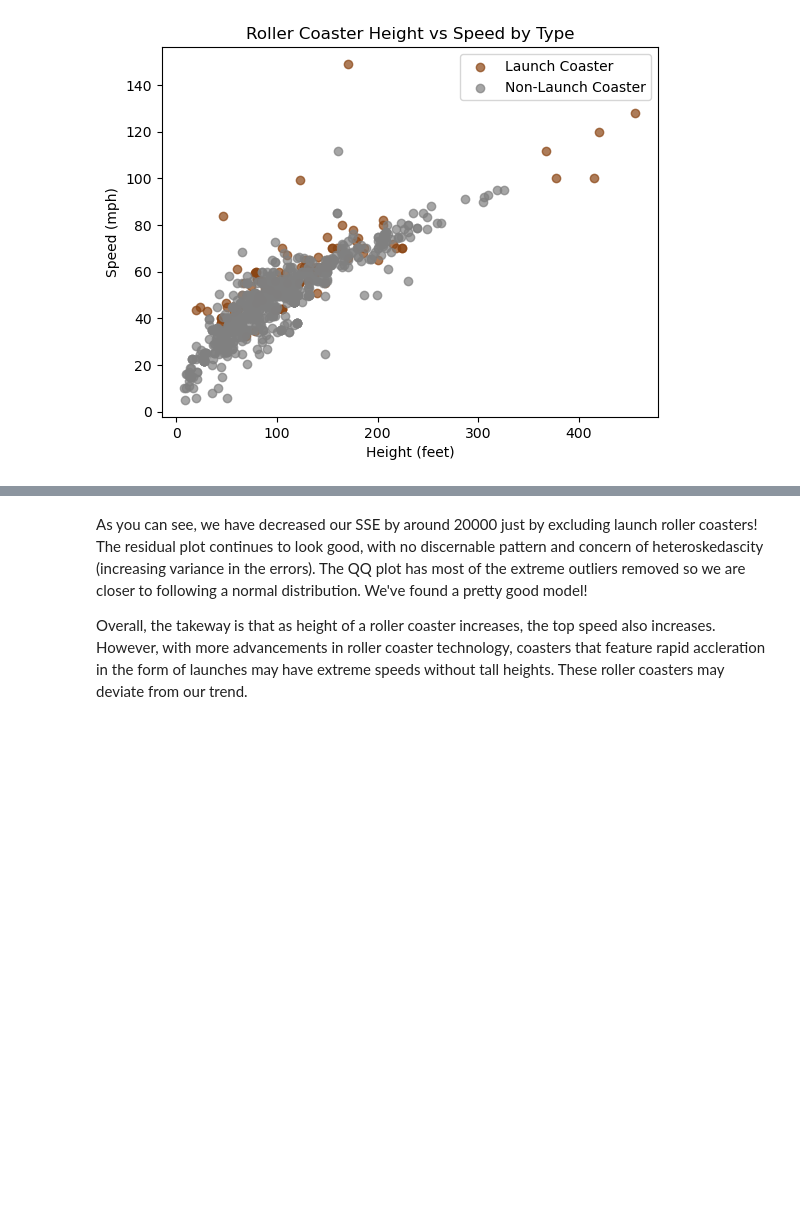
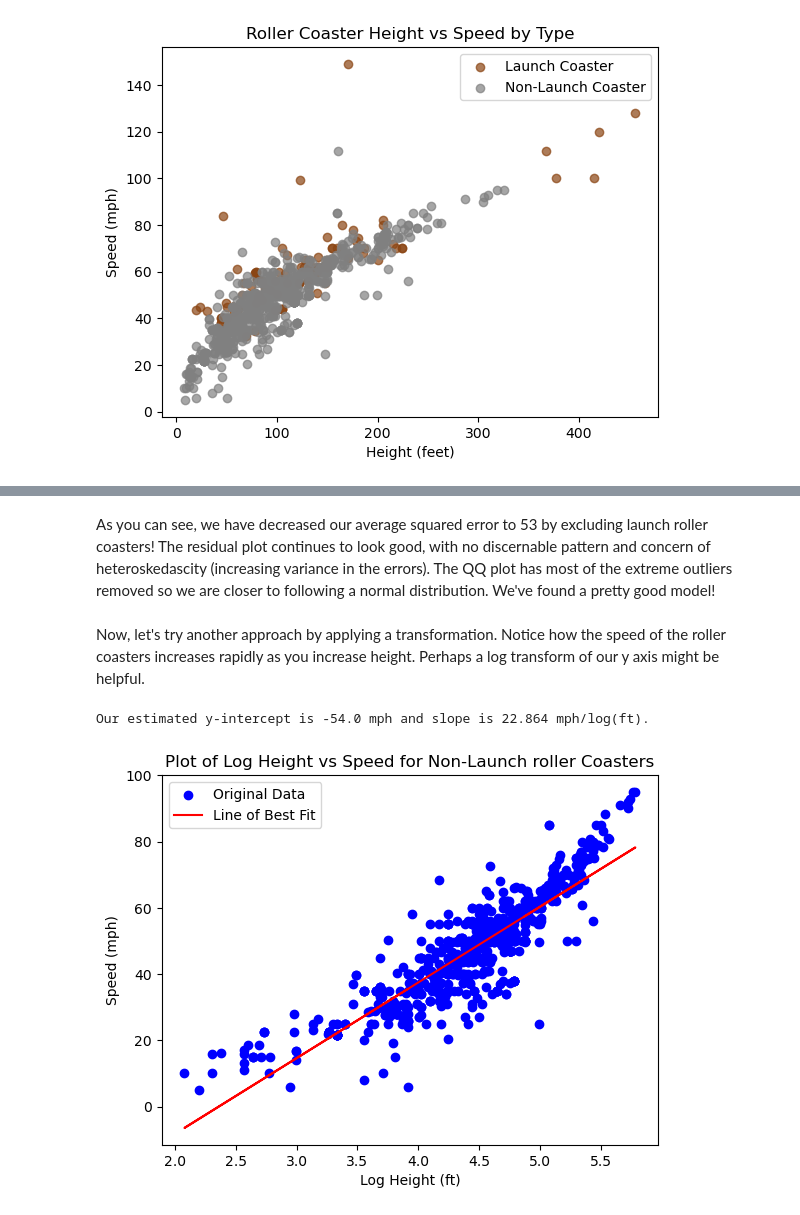
Before and after one commit to legendschwab/cmor438individual, a Jupyter notebook: Supervised Machine Learning/2. Linear Regression/LinearRegressionCMOR438.ipynb, the cells around one changed output, grey strips where cells are left out. Saved outputs shown, nothing was run; the diff lists cells and outputs as text; code cells hidden in the pictures; blank space fills up the shorter version.

Commit message:
linear

```diff
--- a/Supervised Machine Learning/2. Linear Regression/LinearRegressionCMOR438.ipynb
+++ b/Supervised Machine Learning/2. Linear Regression/LinearRegressionCMOR438.ipynb
@@ -241,4 +250,30 @@ plt.show()
 # %% [markdown]
-As you can see, we have decreased our SSE by around 20000 just by excluding launch roller coasters! The residual plot continues to look good, with no discernable pattern and concern of heteroskedascity (increasing variance in the errors). The QQ plot has most of the extreme outliers removed so we are closer to following a normal distribution. We've found a pretty good model!
-
-Overall, the takeway is that as height of a roller coaster increases, the top speed also increases. However, with more advancements in roller coaster technology, coasters that feature rapid accleration in the form of launches may have extreme speeds without tall heights. These roller coasters may deviate from our trend.
+As you can see, we have decreased our average squared error to 53 by excluding launch roller coasters! The residual plot continues to look good, with no discernable pattern and concern of heteroskedascity (increasing variance in the errors). The QQ plot has most of the extreme outliers removed so we are closer to following a normal distribution. We've found a pretty good model!
+# %% [markdown]
+Now, let's try another approach by applying a transformation. Notice how the speed of the roller coasters increases rapidly as you increase height. Perhaps a log transform of our y axis might be helpful.
+# %%
+# Log-transform the height variable
+log_height = np.log(non_launch_coasters['height_ft'])
+
+# Refit the linear model using the log-transformed height
+non_launch_estimates_log = ols_estimate(log_height, non_launch_coasters['speed_mph'])
+
+# Print the new model coefficients
+print(f"Our estimated y-intercept is {round(non_launch_estimates_log[0], 3)} mph and slope is {round(non_launch_estimates_log[1], 3)} mph/log(ft).")
+
+# Get the fitted values from the log-transformed model
+non_launch_fitted_log = fitted(log_height, non_launch_coasters['speed_mph'])
+
+# Plotting scatter plot
+plt.scatter(log_height, non_launch_coasters['speed_mph'], color = 'blue', label = 'Original Data')
+
+plt.plot(log_height, non_launch_fitted_log, color = 'red',label='Line of Best Fit')
+
+plt.xlabel('Log Height (ft)')
+plt.ylabel('Speed (mph)')
+plt.title('Plot of Log Height vs Speed for Non-Launch roller Coasters')
+plt.legend()
+plt.show()
+# %% [output]
+Our estimated y-intercept is -54.0 mph and slope is 22.864 mph/log(ft).
+[figure, added]
```
Also changed, not shown: parts of 19 cells of this notebook.
